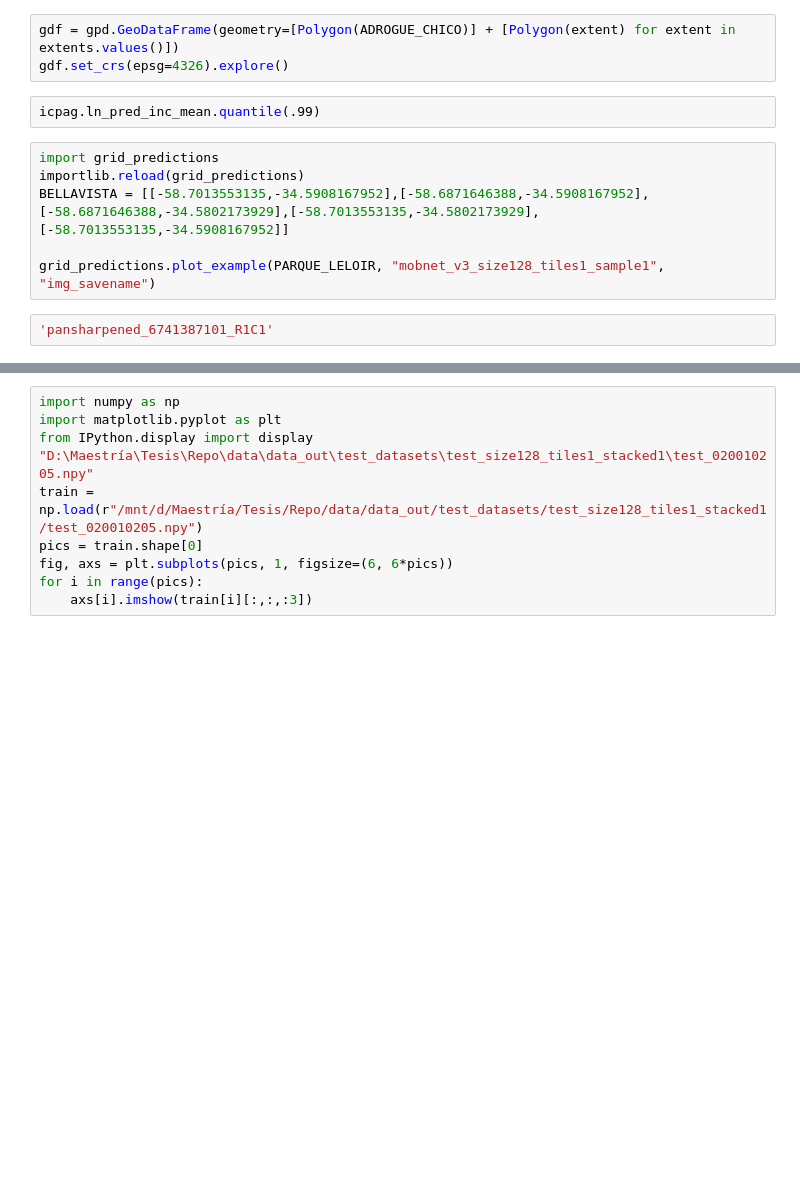
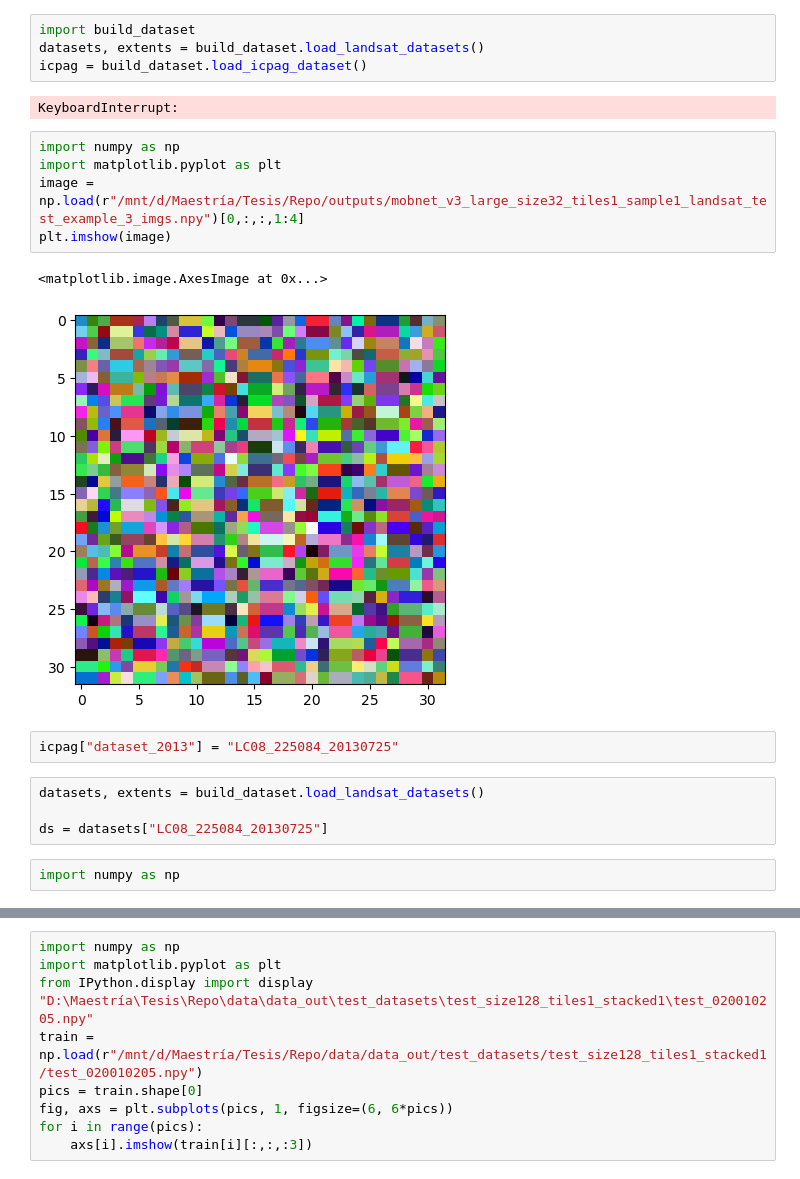
Before and after one commit to Queeno11/Satellite-Imagery-Income-Prediction, a Jupyter notebook: scripts/debug.ipynb, the cells around one changed output, grey strips where cells are left out. Saved outputs shown, nothing was run; the diff lists cells and outputs as text; blank space fills up the shorter version.

```diff
--- a/scripts/debug.ipynb
+++ b/scripts/debug.ipynb
@@ -413,13 +1,22 @@ utils.get_dataset_for_polygon(poly, extents)
-# %%
-gdf = gpd.GeoDataFrame(geometry=[Polygon(ADROGUE_CHICO)] + [Polygon(extent) for extent in extents.values()])
-gdf.set_crs(epsg=4326).explore()
-# %%
-icpag.ln_pred_inc_mean.quantile(.99)
-# %%
-import grid_predictions
-importlib.reload(grid_predictions)
-BELLAVISTA = [[-58.7013553135,-34.5908167952],[-58.6871646388,-34.5908167952],[-58.6871646388,-34.5802173929],[-58.7013553135,-34.5802173929],[-58.7013553135,-34.5908167952]]
-
-grid_predictions.plot_example(PARQUE_LELOIR, "mobnet_v3_size128_tiles1_sample1", "img_savename")
-# %%
-'pansharpened_6741387101_R1C1'
+# %%
+import build_dataset
+datasets, extents = build_dataset.load_landsat_datasets()
+icpag = build_dataset.load_icpag_dataset()
+# %% [output]
+KeyboardInterrupt:
+# %%
+import numpy as np
+import matplotlib.pyplot as plt
+image = np.load(r"/mnt/d/Maestría/Tesis/Repo/outputs/mobnet_v3_large_size32_tiles1_sample1_landsat_test_example_3_imgs.npy")[0,:,:,1:4]
+plt.imshow(image)
+# %% [output]
+<matplotlib.image.AxesImage at 0x...>
+[figure, added]
+# %%
+icpag["dataset_2013"] = "LC08_225084_20130725"
+# %%
+datasets, extents = build_dataset.load_landsat_datasets()
+
+ds = datasets["LC08_225084_20130725"]
+# %%
+import numpy as np
```
Also changed, not shown: parts of 60 cells of this notebook, 6 other files.
